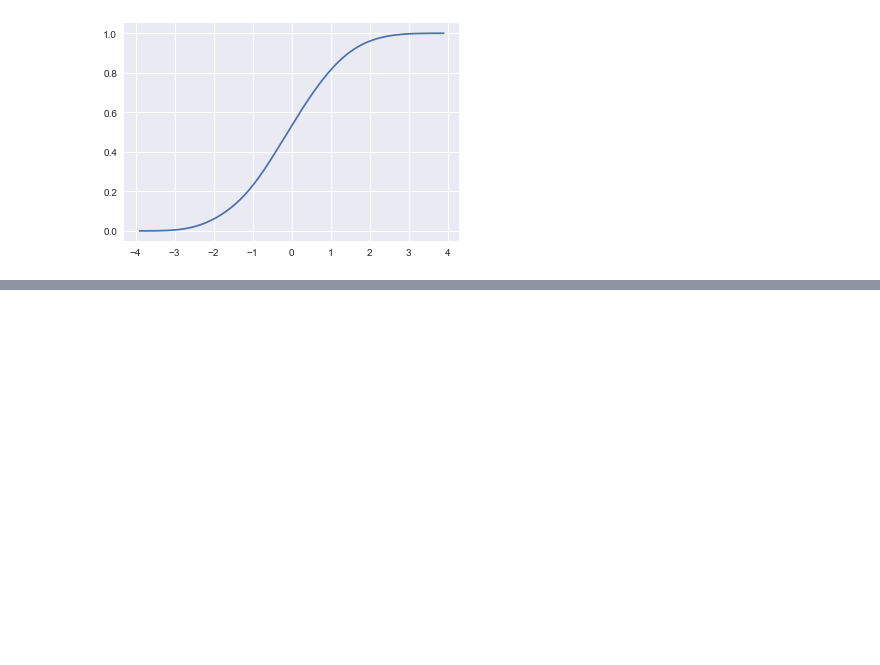
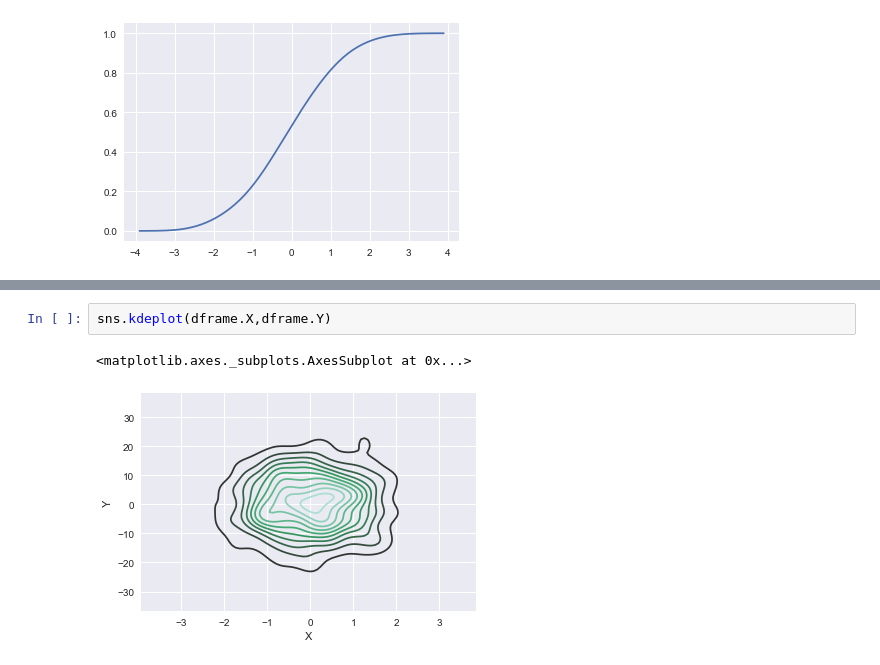
Before and after one commit to yudaiushiro/udemy_python_datascience, a Jupyter notebook: lec49.ipynb, the cells around one changed output, grey strips where cells are left out. Cells and saved outputs as stored; diff of their text form; blank space fills up the shorter version.

```diff
--- a/lec49.ipynb
+++ b/lec49.ipynb
@@ -98,0 +122,5 @@ sns.kdeplot(dataset,cumulative=True)
+# %%
+sns.kdeplot(dframe.X,dframe.Y)
+# %% [output]
+<matplotlib.axes._subplots.AxesSubplot at 0x...>
+[figure, added]
```
Also changed, not shown: parts of 6 cells of this notebook.
